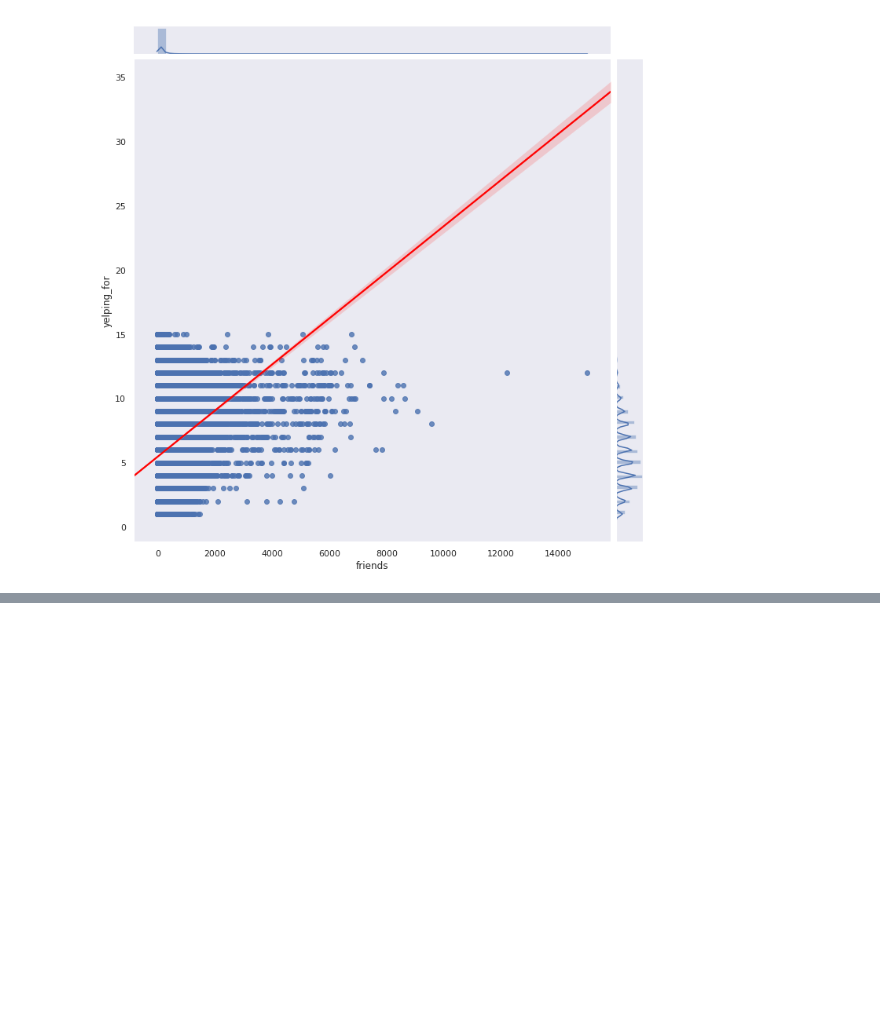
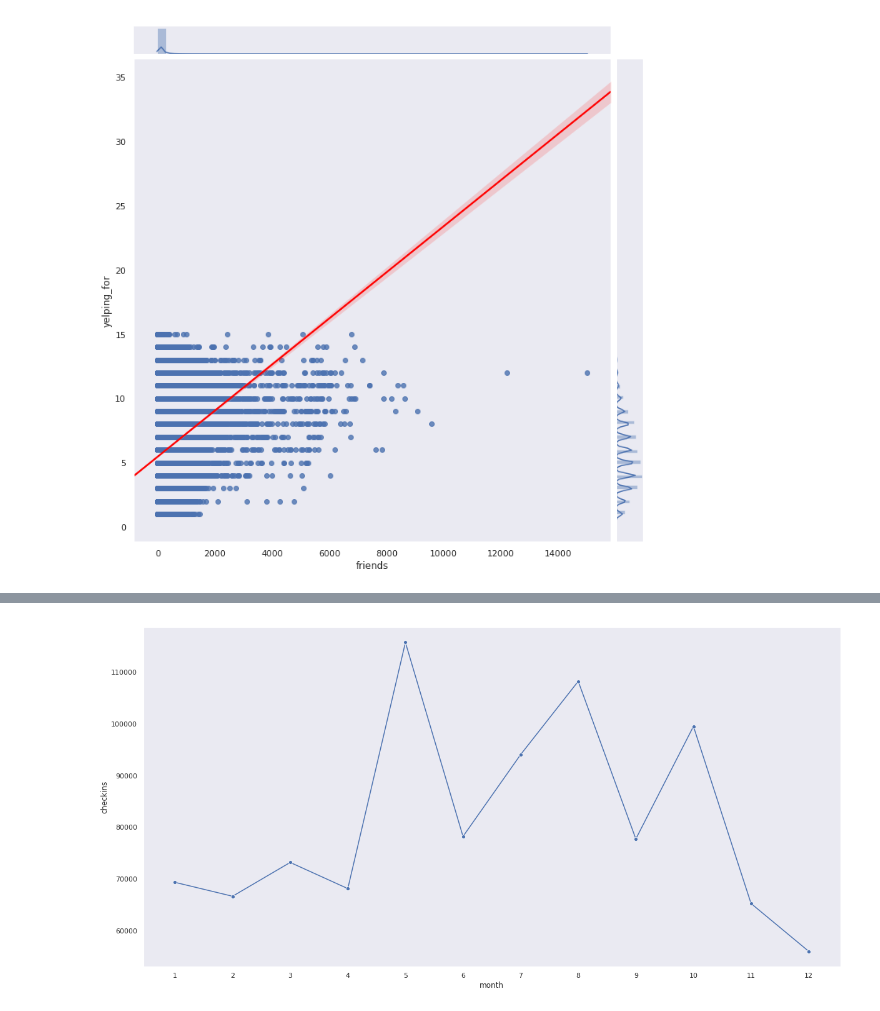
Before and after one commit to aleksandarskrbic/yelp-analytics, a Jupyter notebook: notebooks/EDA.ipynb, the cells around one changed output, grey strips where cells are left out. Cells and saved outputs as stored; diff of their text form; code cells hidden in the pictures; blank space fills up the shorter version.

```diff
--- a/notebooks/EDA.ipynb
+++ b/notebooks/EDA.ipynb
@@ -258,0 +306,5 @@ ax = sns.jointplot(x = 'friends', y = 'yelping_for', data = df, kind = 'reg', he
+# %%
+plt.figure(figsize=(20, 10))
+ax = sns.lineplot(x="month", y="checkins", marker="o", data=lineplot_df(df, "month")).set(xticks=lineplot_df(df, "month")['month'].values)
+# %% [output]
+[figure, added]
```
Also changed, not shown: parts of 10 cells of this notebook, 1 other file.
